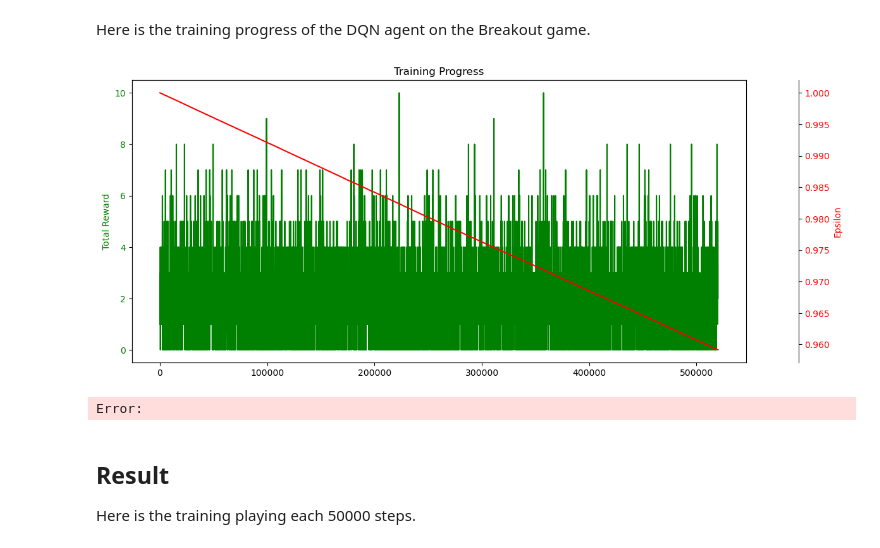
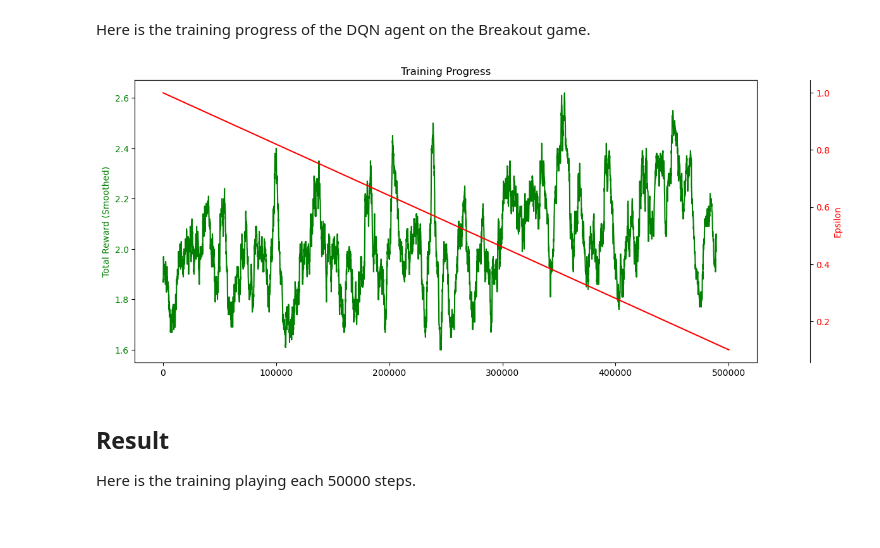
Before and after one commit to tgenlis83/dqn_paper_atari, a Jupyter notebook: original_paper.ipynb, the cells around one changed output. Drawn from its saved outputs; the diff is of its cells as text; code cells hidden in the pictures.

```diff
--- a/original_paper.ipynb
+++ b/original_paper.ipynb
@@ -27,11 +27,11 @@ LEARNING_RATE = 0.00025  # Paper used a similar learning rate
 DISCOUNT_FACTOR = 0.99  # The γ discount factor as mentioned in the paper
 REPLAY_MEMORY_SIZE = 150_000  # Large replay buffer as described, but not too large
 BATCH_SIZE = 32  # Minibatch size for training
-TARGET_UPDATE_FREQ = 10_000  # C steps for target network update
+TARGET_UPDATE_FREQ = 1_250  # C steps for target network update
 FRAME_SKIP = 4  # Number of frames skipped
 MIN_EPSILON = 0.1  # Minimum value of epsilon (for more exploitation)
 MAX_EPSILON = 1.0  # Starting value of epsilon (for exploration)
-MAX_STEPS = 520_000  # Total training episodes (Space Invaders)
+MAX_STEPS = 500_000  # Total training episodes (Space Invaders)
 REPLAY_START_SIZE = 50_000  # Size of replay memory before starting training
 SAVE_FREQUENCY = 50_000  # Save model every 50k steps
 # %% [markdown]
@@ -212,7 +212,9 @@ policy_net = DQN(len(action_space)).to(device)
 target_net = DQN(len(action_space)).to(device)
 update_target(policy_net, target_net)  # First sync
 
-optimizer = optim.RMSprop(policy_net.parameters(), lr=LEARNING_RATE)
+# Instead of RMSprop, we use Adam as the optimizer because we won't train
+# as much as the paper did
+optimizer = optim.Adam(policy_net.parameters(), lr=LEARNING_RATE)
 replay_buffer = ReplayBuffer(REPLAY_MEMORY_SIZE, (4, 84, 84), (1,))
 
 epsilon = MAX_EPSILON  # Starting value of epsilon
@@ -239,6 +241,9 @@ while total_steps < MAX_STEPS:
 
         # Step the environment
         next_state, reward, done, truncated, _ = env.step(action)
+
+        # Clip the reward to be in the range [-1, 1] as mentioned in the paper
+        reward = np.clip(reward, -1, 1)
 
         # Store the transition in replay memory
         replay_buffer.append(state, next_state, action, reward, done)
@@ -284,7 +289,7 @@ while total_steps < MAX_STEPS:
     # Append the total reward for tracking
     plot_infos["total_reward"].append(total_reward)
     # Decay epsilon for exploration-exploitation tradeoff
-    epsilon = max(MIN_EPSILON, ((0.1 - 1.0)  / (0.10  * MAX_STEPS)) * total_steps + 1.0)
+    epsilon = max(MIN_EPSILON, ((0.1 - 1.0)  / (MAX_STEPS)) * total_steps + 1.0)
     plot_infos["epsilon"].append(epsilon)
     plot_infos["total_steps"].append(total_steps)
 
@@ -300,26 +305,34 @@ env.close()
 # %% [markdown]
 Here is the training progress of the DQN agent on the Breakout game.
 # %%
+def moving_average(data, window_size):
+    return np.convolve(data, np.ones(window_size)/window_size, mode='valid')
+
+# Define the window size for moving average
+window_size = 100
+
+# Calculate the moving average for total rewards
+smoothed_rewards = moving_average(plot_infos['total_reward'], window_size)
+
 fig, ax1 = plt.subplots(figsize=(12, 5))
 
-# Create a secondary y-axis for total rewards
-ax1.plot(plot_infos['total_steps'], plot_infos['total_reward'], label='Total Reward', color='green')
-ax1.set_ylabel('Total Reward', color='green')
+# Create a secondary y-axis for smoothed total rewards
+ax1.plot(plot_infos['total_steps'][:len(smoothed_rewards)], smoothed_rewards, label='Total Reward (Smoothed)', color='green')
+ax1.set_ylabel('Total Reward (Smoothed)', color='green')
 ax1.tick_params(axis='y', labelcolor='green')
 
 # Create another secondary y-axis for epsilon values
 ax2 = ax1.twinx()
 ax2.spines['right'].set_position(('outward', 60))
 ax2.plot(plot_infos['total_steps'], plot_infos['epsilon'], label='Epsilon', color='red')
 ax2.set_ylabel('Epsilon', color='red')
 ax2.tick_params(axis='y', labelcolor='red')
 
 fig.tight_layout()
 plt.title('Training Progress')
 plt.show()
 # %% [output]
-[figure, old version]
+[figure, new version]
-Error:
 # %% [markdown]
 ## Result
 Here is the training playing each 50000 steps.
```
Also changed, not shown: parts of 1 cell of this notebook, 13 other files.
